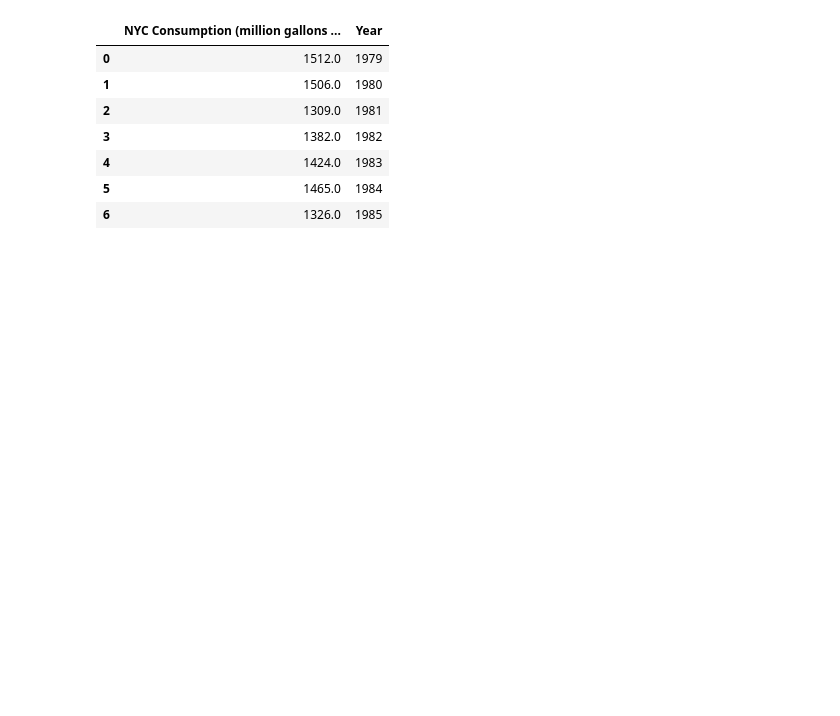
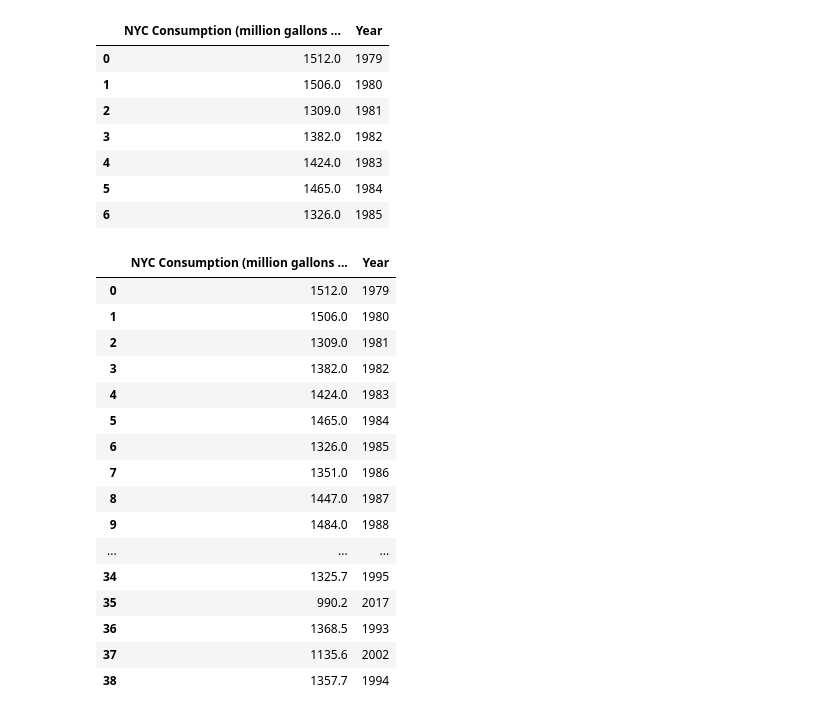
Before and after one commit to vvt221/PUI2018_vvt221, a Jupyter notebook: HW2_vvt221/Assignment2.ipynb, the cells around one changed output. Saved outputs shown, nothing was run; the diff lists cells and outputs as text; code cells hidden in the pictures; blank space fills up the shorter version.

```diff
--- a/HW2_vvt221/Assignment2.ipynb
+++ b/HW2_vvt221/Assignment2.ipynb
@@ -141,4 +143,24 @@ wca_subset2.head(7)
 | 4 | 1424.0 | 1983 |
 | 5 | 1465.0 | 1984 |
 | 6 | 1326.0 | 1985 |
+# %%
+wca_subset2
+# %% [output]
+|  | NYC Consumption (million gallons ... | Year |
+| 0 | 1512.0 | 1979 |
+| 1 | 1506.0 | 1980 |
+| 2 | 1309.0 | 1981 |
+| 3 | 1382.0 | 1982 |
+| 4 | 1424.0 | 1983 |
+| 5 | 1465.0 | 1984 |
+| 6 | 1326.0 | 1985 |
+| 7 | 1351.0 | 1986 |
+| 8 | 1447.0 | 1987 |
+| 9 | 1484.0 | 1988 |
+| ... | ... | ... |
+| 34 | 1325.7 | 1995 |
+| 35 | 990.2 | 2017 |
+| 36 | 1368.5 | 1993 |
+| 37 | 1135.6 | 2002 |
+| 38 | 1357.7 | 1994 |
 # %%
```
Also changed, not shown: parts of 5 cells of this notebook.
